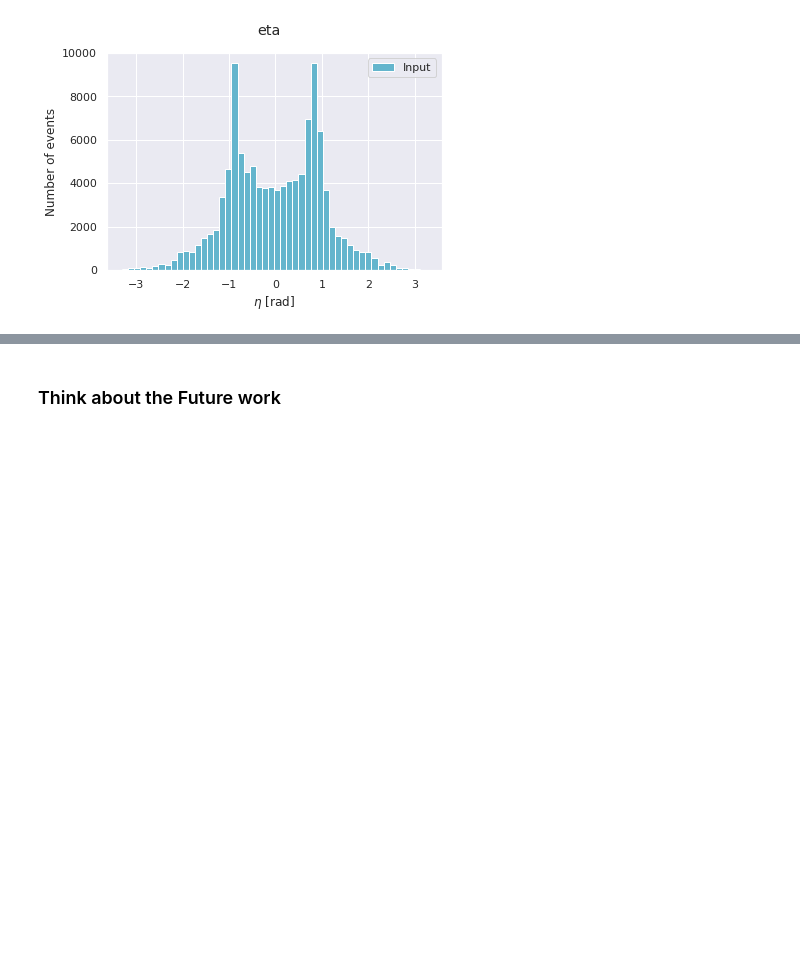
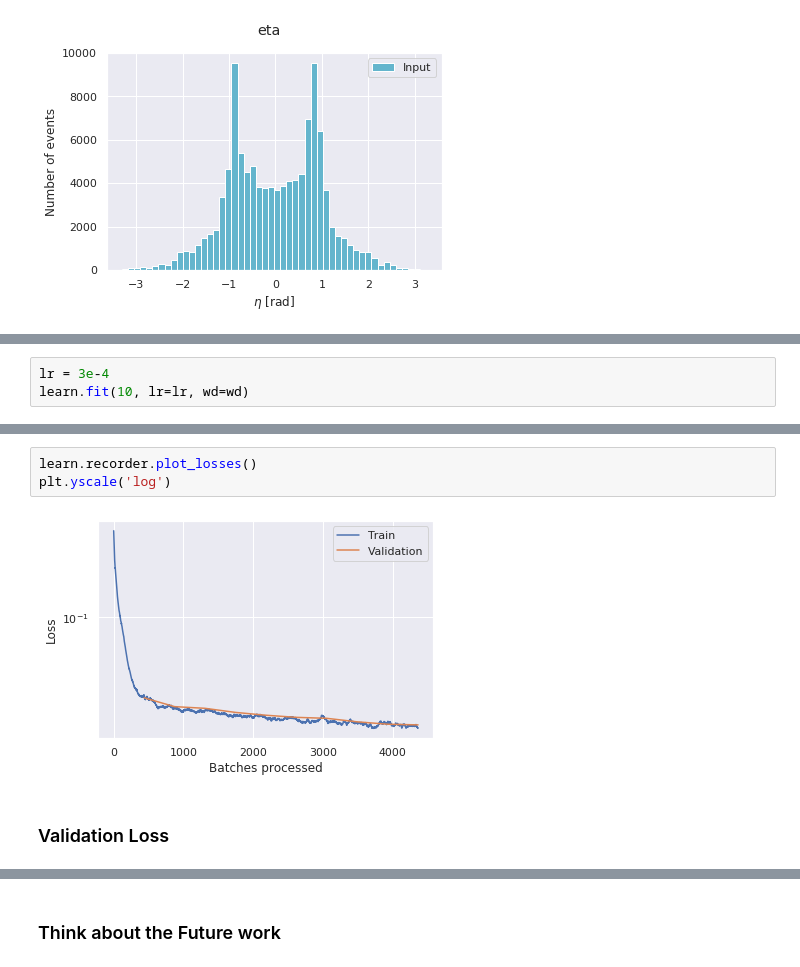
Before and after one commit to ATLAS-Autoencoders-GSoC-2020-Closed/gsoc-assignment-prabh27, a Jupyter notebook: autoencoder_4D.ipynb, the cells around one changed output, grey strips where cells are left out. Cells and saved outputs as stored; diff of their text form; blank space fills up the shorter version.

```diff
--- a/autoencoder_4D.ipynb
+++ b/autoencoder_4D.ipynb
@@ -190,0 +307,3 @@ for i in np.arange(4):
+# %%
+lr = 3e-4
+learn.fit(10, lr=lr, wd=wd)
@@ -190,0 +322,7 @@ for i in np.arange(4):
+# %%
+learn.recorder.plot_losses()
+plt.yscale('log')
+# %% [output]
+[figure, added]
+# %% [markdown]
+### Validation Loss
```
Also changed, not shown: parts of 57 cells of this notebook, 2 other files.
